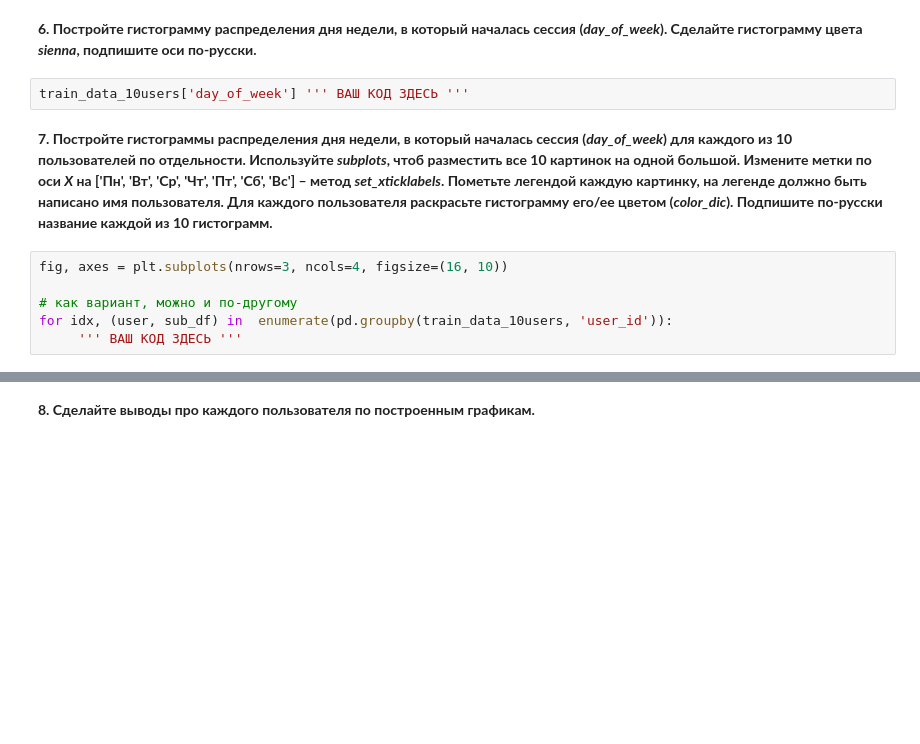
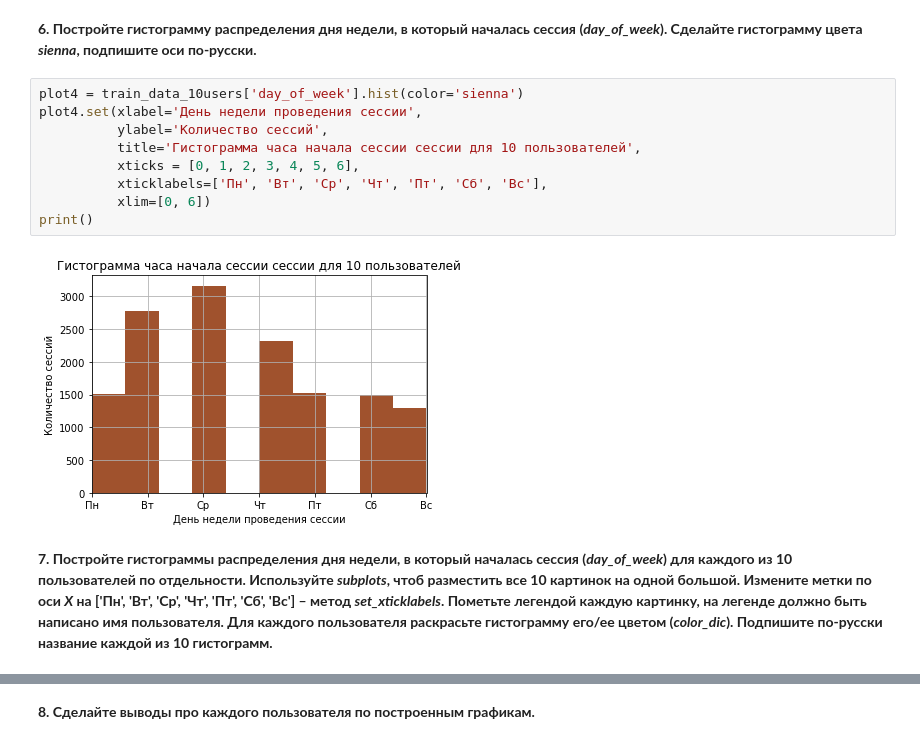
Before and after one commit to n-surkov/coursera_ml, a Jupyter notebook: solution/week3_visual_analysis_and_fe.ipynb, the cells around one changed output, grey strips where cells are left out. Drawn from its saved outputs; the diff is of its cells as text; blank space fills up the shorter version.

```diff
--- a/solution/week3_visual_analysis_and_fe.ipynb
+++ b/solution/week3_visual_analysis_and_fe.ipynb
@@ -288,12 +299,15 @@ for idx, (user, sub_df) in  enumerate(pd.groupby(train_data_10users, 'user_id'))
 # %% [markdown]
 **6. Постройте гистограмму распределения дня недели, в который началась сессия (*day_of_week*). Сделайте гистограмму цвета *sienna*, подпишите оси по-русски.**
-# %%
-train_data_10users['day_of_week'] ''' ВАШ КОД ЗДЕСЬ '''
+# %%
+plot4 = train_data_10users['day_of_week'].hist(color='sienna')
+plot4.set(xlabel='День недели проведения сессии',
+          ylabel='Количество сессий',
+          title='Гистограмма часа начала сессии сессии для 10 пользователей',
+          xticks = [0, 1, 2, 3, 4, 5, 6],
+          xticklabels=['Пн', 'Вт', 'Ср', 'Чт', 'Пт', 'Сб', 'Вс'],
+          xlim=[0, 6])
+print()
+# %% [output]
+[figure, added]
 # %% [markdown]
 **7. Постройте гистограммы распределения дня недели, в который началась сессия (*day_of_week*) для каждого из 10 пользователей по отдельности. Используйте *subplots*, чтоб разместить все 10 картинок на одной большой. Измените метки по оси *X* на ['Пн', 'Вт', 'Ср', 'Чт', 'Пт', 'Сб', 'Вс'] – метод *set_xticklabels*. Пометьте легендой каждую картинку, на легенде должно быть написано имя пользователя. Для каждого пользователя раскрасьте гистограмму его/ее цветом (*color_dic*). Подпишите по-русски название каждой из 10 гистограмм.**
-# %%
-fig, axes = plt.subplots(nrows=3, ncols=4, figsize=(16, 10))
-
-# как вариант, можно и по-другому
-for idx, (user, sub_df) in  enumerate(pd.groupby(train_data_10users, 'user_id')):
-     ''' ВАШ КОД ЗДЕСЬ '''
```
Also changed, not shown: parts of 18 cells of this notebook.
